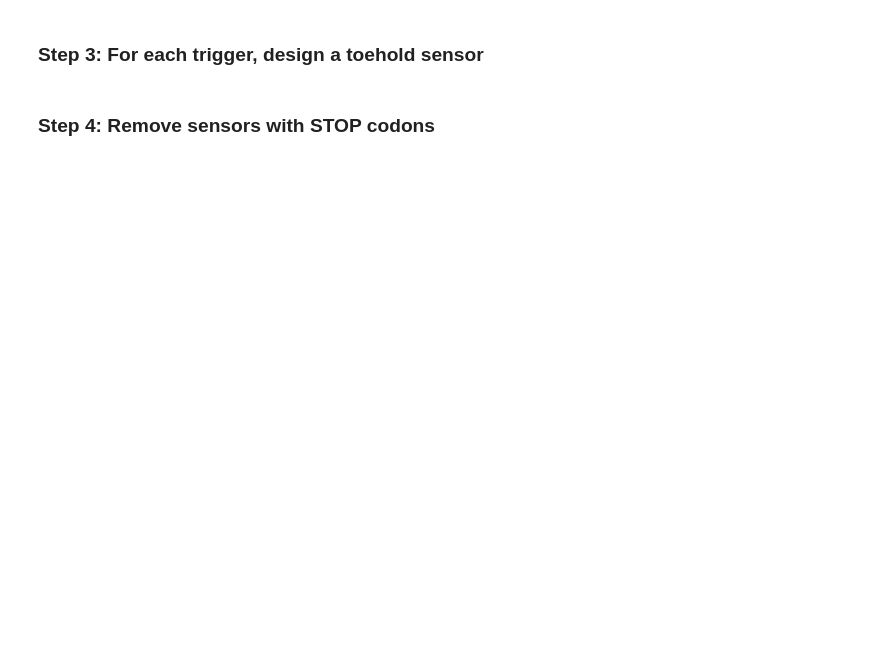
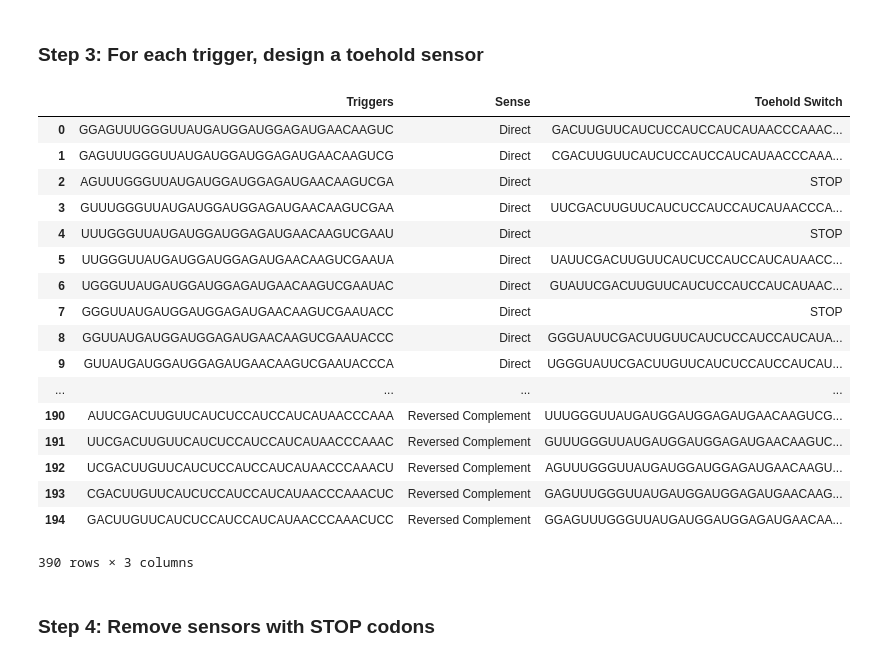
Before and after one commit to elanibal/NupackSensors, a Jupyter notebook: NewSensors.ipynb, the cells around one changed output. Saved outputs shown, nothing was run; the diff lists cells and outputs as text; code cells hidden in the pictures; blank space fills up the shorter version.

```diff
--- a/NewSensors.ipynb
+++ b/NewSensors.ipynb
@@ -52,15 +52,17 @@ def no_stop(sequence):
     return True
 
 def possible_toehold_B(reg, rev):
-    loop = 'GGACUUUAGAACAGAGGAGAUAAAGAUG'
 
-    #What is the RBS ?
-    linker = 'ACCTGGCGGCAGCGCAAGAAGA'#( from Green paper 2019 se, modified with an extra A for creating C site MOCLO)
+    #to avoid any posterior conflicts please write loops and linkers in RNA form!
+
+    loop = 'GGACUUUAGAACAGAGGAGAUAAAGAUG' # The last three nuc is the last three nucleotides are AUG, the start codon.
+
+    linker = 'ACCUGGCGGCAGCGCAAGAAG'#( from Green paper 2019 se, NOTE THAT DOES NOT HAVE A MOCLO SITE C,  AATG)
     #linker = "AACCUGGCGGCAGCGCAAGAAGAUGCGUAAA"
     toeholds = []
 
-    #for n in ['A', 'G', 'U', 'C']:
-    if no_stop(reg[0:11] + linker):
+    for n in ['A', 'G', 'U', 'C']:
+        if no_stop(reg[0:11] + linker):
             toeholds.append(rev + loop + reg[0:11] + linker)
             return toeholds
 
@@ -99,10 +122,29 @@ result = pd.concat(frames)
 # %%
 toeholds=[]
 for i in range(len(result.iloc[:,0])):
     toeholds.append((possible_toehold_B(result.iloc[i,0],reversed_complement(result.iloc[i,0])))[0])
 a=pd.Series(toeholds)
 result["Toehold Switch"]=a.values
-#result
+result
+# %% [output]
+|  | Triggers | Sense | Toehold Switch |
+| 0 | GGAGUUUGGGUUAUGAUGGAUGGAGAUGAACAAGUC | Direct | GACUUGUUCAUCUCCAUCCAUCAUAACCCAAAC... |
+| 1 | GAGUUUGGGUUAUGAUGGAUGGAGAUGAACAAGUCG | Direct | CGACUUGUUCAUCUCCAUCCAUCAUAACCCAAA... |
+| 2 | AGUUUGGGUUAUGAUGGAUGGAGAUGAACAAGUCGA | Direct | STOP |
+| 3 | GUUUGGGUUAUGAUGGAUGGAGAUGAACAAGUCGAA | Direct | UUCGACUUGUUCAUCUCCAUCCAUCAUAACCCA... |
+| 4 | UUUGGGUUAUGAUGGAUGGAGAUGAACAAGUCGAAU | Direct | STOP |
+| 5 | UUGGGUUAUGAUGGAUGGAGAUGAACAAGUCGAAUA | Direct | UAUUCGACUUGUUCAUCUCCAUCCAUCAUAACC... |
+| 6 | UGGGUUAUGAUGGAUGGAGAUGAACAAGUCGAAUAC | Direct | GUAUUCGACUUGUUCAUCUCCAUCCAUCAUAAC... |
+| 7 | GGGUUAUGAUGGAUGGAGAUGAACAAGUCGAAUACC | Direct | STOP |
+| 8 | GGUUAUGAUGGAUGGAGAUGAACAAGUCGAAUACCC | Direct | GGGUAUUCGACUUGUUCAUCUCCAUCCAUCAUA... |
+| 9 | GUUAUGAUGGAUGGAGAUGAACAAGUCGAAUACCCA | Direct | UGGGUAUUCGACUUGUUCAUCUCCAUCCAUCAU... |
+| ... | ... | ... | ... |
+| 190 | AUUCGACUUGUUCAUCUCCAUCCAUCAUAACCCAAA | Reversed Complement | UUUGGGUUAUGAUGGAUGGAGAUGAACAAGUCG... |
+| 191 | UUCGACUUGUUCAUCUCCAUCCAUCAUAACCCAAAC | Reversed Complement | GUUUGGGUUAUGAUGGAUGGAGAUGAACAAGUC... |
+| 192 | UCGACUUGUUCAUCUCCAUCCAUCAUAACCCAAACU | Reversed Complement | AGUUUGGGUUAUGAUGGAUGGAGAUGAACAAGU... |
+| 193 | CGACUUGUUCAUCUCCAUCCAUCAUAACCCAAACUC | Reversed Complement | GAGUUUGGGUUAUGAUGGAUGGAGAUGAACAAG... |
+| 194 | GACUUGUUCAUCUCCAUCCAUCAUAACCCAAACUCC | Reversed Complement | GGAGUUUGGGUUAUGAUGGAUGGAGAUGAACAA... |
+390 rows × 3 columns
 # %% [markdown]
 ### Step 4: Remove sensors with STOP codons
 # %%
```
Also changed, not shown: parts of 10 cells of this notebook, 4 other files.
